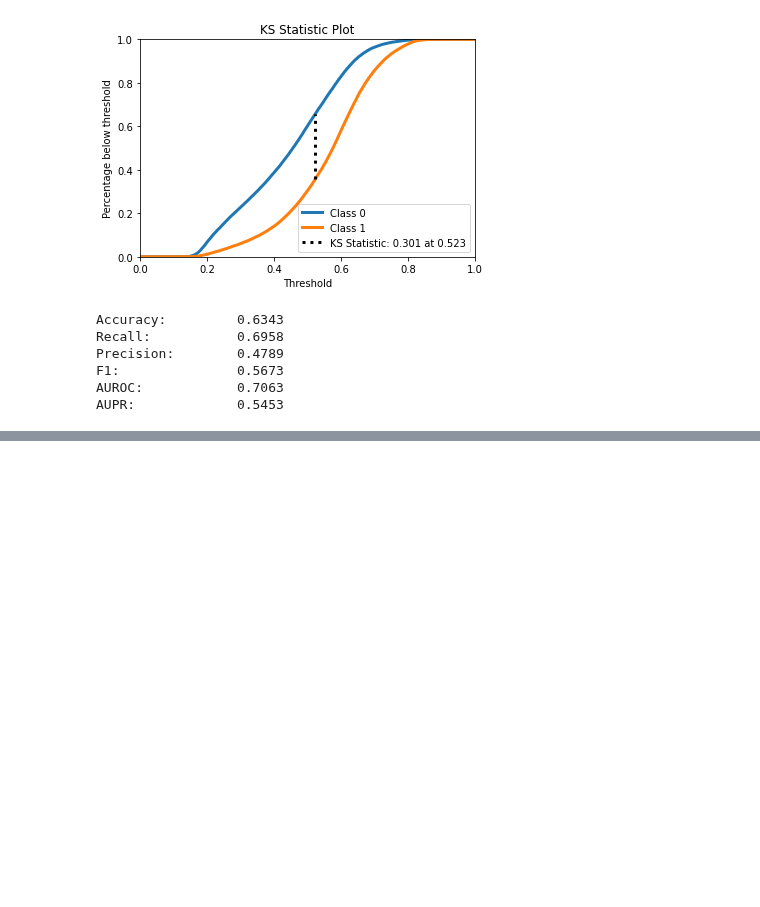
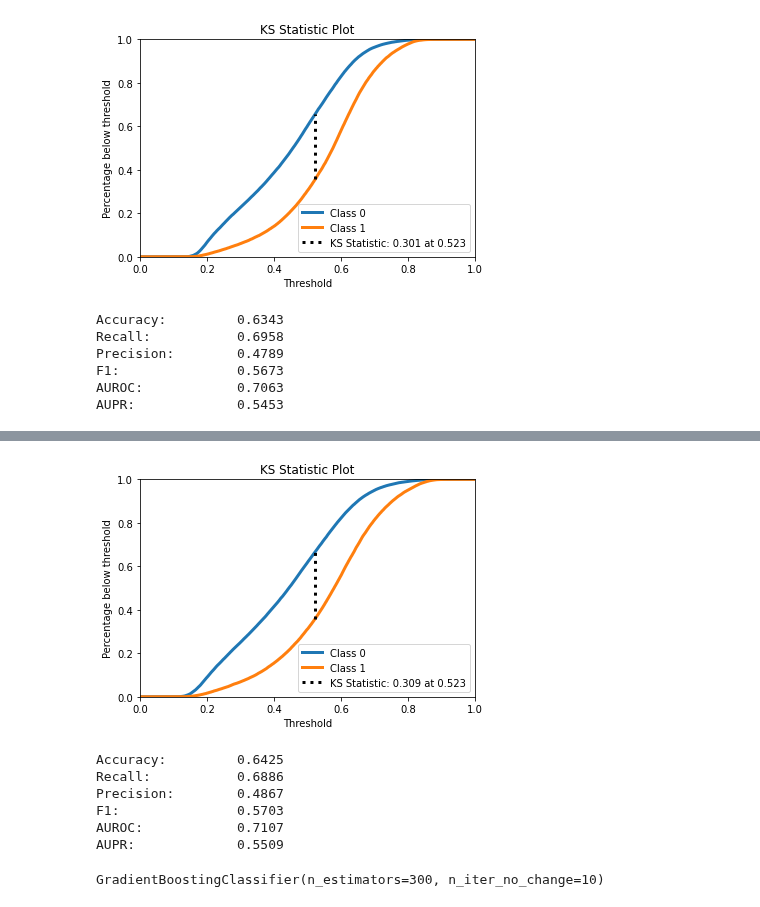
Before and after one commit to rafaelmotaalves/neural-networks, a Jupyter notebook: trn/gradient.ipynb, the cells around one changed output, grey strips where cells are left out. Drawn from its saved outputs; the diff is of its cells as text; code cells hidden in the pictures; blank space fills up the shorter version.

```diff
--- a/trn/gradient.ipynb
+++ b/trn/gradient.ipynb
@@ -39,0 +54,11 @@ AUPR:             0.5453
+# %%
+accuracy, recall, precision, f1, auroc, aupr = compute_performance_metrics(y_test, y_pred, y_pred_proba)
+print_metrics_summary(accuracy, recall, precision, f1, auroc, aupr)
+# %% [output]
+[figure, added]
+Accuracy:         0.6425
+Recall:           0.6886
+Precision:        0.4867
+F1:               0.5703
+AUROC:            0.7107
+AUPR:             0.5509
@@ -39,0 +67,4 @@ AUPR:             0.5453
+# %%
+gr2.fit(x_train, y_train)
+# %% [output]
+GradientBoostingClassifier(n_estimators=300, n_iter_no_change=10)
```
Also changed, not shown: parts of 13 cells of this notebook.
